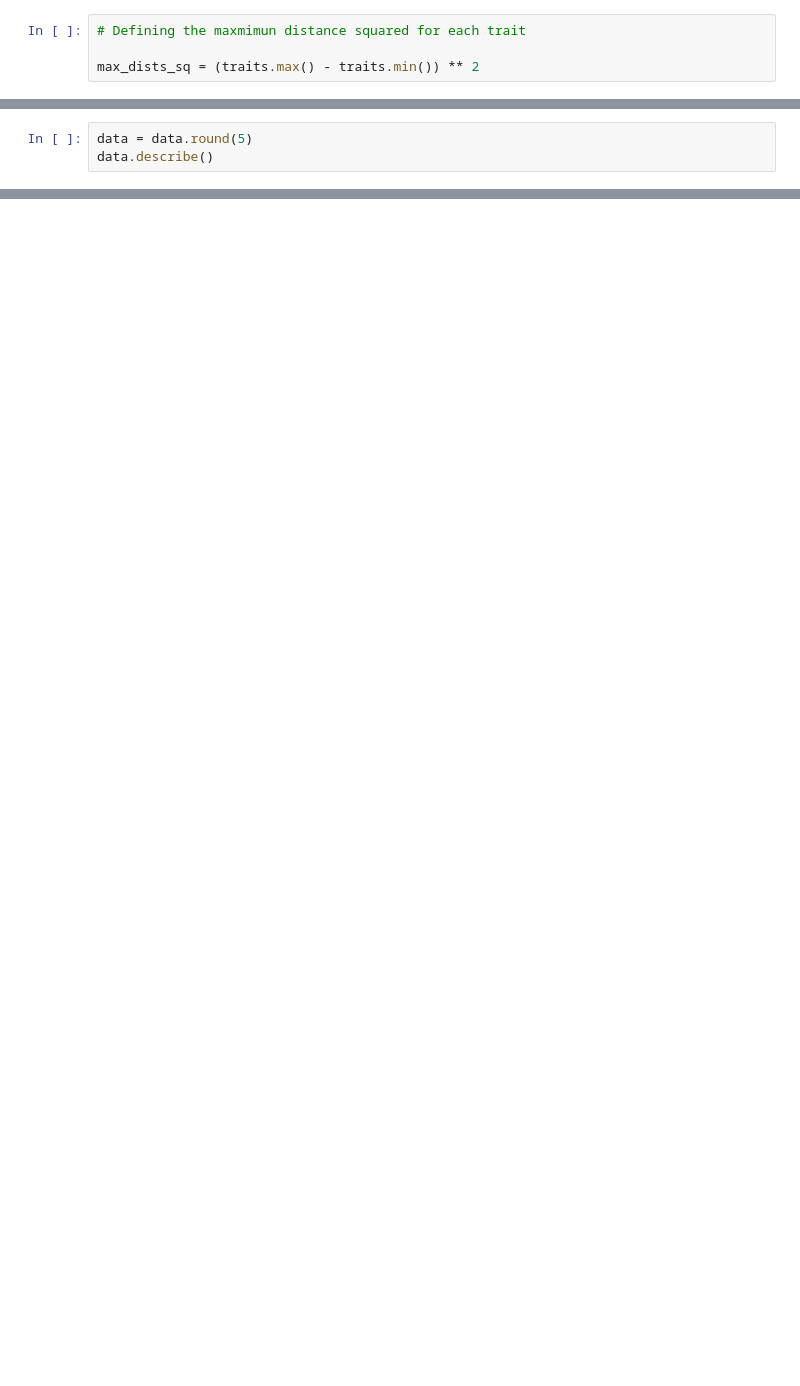
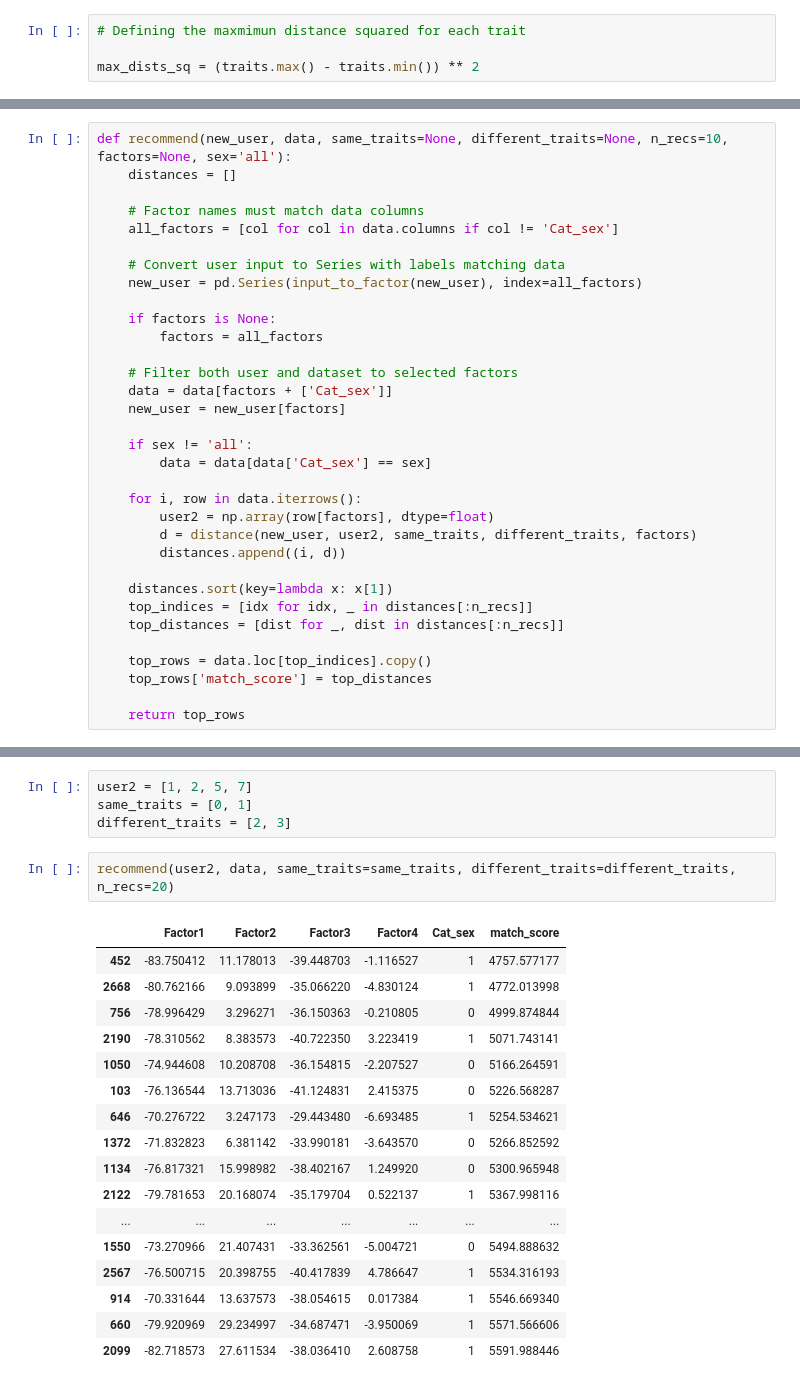
Before and after one commit to lemonsterpie/LHL-Final-Cat-Personality-Clustering, a Jupyter notebook: notebooks/recommender.ipynb, the cells around one changed output, grey strips where cells are left out. Saved outputs shown, nothing was run; the diff lists cells and outputs as text; blank space fills up the shorter version.

Commit message:
recommender v3 and testing

```diff
--- a/notebooks/recommender.ipynb
+++ b/notebooks/recommender.ipynb
@@ -154,3 +64,0 @@ array([[-0.78446454],
-# %%
-data = data.round(5)
-data.describe()
@@ -185,0 +100,33 @@ array([-1.09788112,  3.04265881,  0.44111017, ..., -1.57584742,
+# %%
+def recommend(new_user, data, same_traits=None, different_traits=None, n_recs=10, factors=None, sex='all'):
+    distances = []
+
+    # Factor names must match data columns
+    all_factors = [col for col in data.columns if col != 'Cat_sex']
+
+    # Convert user input to Series with labels matching data
+    new_user = pd.Series(input_to_factor(new_user), index=all_factors)
+
+    if factors is None:
+        factors = all_factors
+
+    # Filter both user and dataset to selected factors
+    data = data[factors + ['Cat_sex']]
+    new_user = new_user[factors]
+
+    if sex != 'all':
+        data = data[data['Cat_sex'] == sex]
+
+    for i, row in data.iterrows():
+        user2 = np.array(row[factors], dtype=float)
+        d = distance(new_user, user2, same_traits, different_traits, factors)
+        distances.append((i, d))
+
+    distances.sort(key=lambda x: x[1])
+    top_indices = [idx for idx, _ in distances[:n_recs]]
+    top_distances = [dist for _, dist in distances[:n_recs]]
+
+    top_rows = data.loc[top_indices].copy()
+    top_rows['match_score'] = top_distances
+
+    return top_rows
@@ -185,0 +155,24 @@ array([-1.09788112,  3.04265881,  0.44111017, ..., -1.57584742,
+# %%
+user2 = [1, 2, 5, 7]
+same_traits = [0, 1]
+different_traits = [2, 3]
+# %%
+recommend(user2, data, same_traits=same_traits, different_traits=different_traits, n_recs=20)
+# %% [output]
+|  | Factor1 | Factor2 | Factor3 | Factor4 | Cat_sex | match_score |
+| 452 | -83.750412 | 11.178013 | -39.448703 | -1.116527 | 1 | 4757.577177 |
+| 2668 | -80.762166 | 9.093899 | -35.066220 | -4.830124 | 1 | 4772.013998 |
+| 756 | -78.996429 | 3.296271 | -36.150363 | -0.210805 | 0 | 4999.874844 |
+| 2190 | -78.310562 | 8.383573 | -40.722350 | 3.223419 | 1 | 5071.743141 |
+| 1050 | -74.944608 | 10.208708 | -36.154815 | -2.207527 | 0 | 5166.264591 |
+| 103 | -76.136544 | 13.713036 | -41.124831 | 2.415375 | 0 | 5226.568287 |
+| 646 | -70.276722 | 3.247173 | -29.443480 | -6.693485 | 1 | 5254.534621 |
+| 1372 | -71.832823 | 6.381142 | -33.990181 | -3.643570 | 0 | 5266.852592 |
+| 1134 | -76.817321 | 15.998982 | -38.402167 | 1.249920 | 0 | 5300.965948 |
+| 2122 | -79.781653 | 20.168074 | -35.179704 | 0.522137 | 1 | 5367.998116 |
+| ... | ... | ... | ... | ... | ... | ... |
+| 1550 | -73.270966 | 21.407431 | -33.362561 | -5.004721 | 0 | 5494.888632 |
+| 2567 | -76.500715 | 20.398755 | -40.417839 | 4.786647 | 1 | 5534.316193 |
+| 914 | -70.331644 | 13.637573 | -38.054615 | 0.017384 | 1 | 5546.669340 |
+| 660 | -79.920969 | 29.234997 | -34.687471 | -3.950069 | 1 | 5571.566606 |
+| 2099 | -82.718573 | 27.611534 | -38.036410 | 2.608758 | 1 | 5591.988446 |
```
Also changed, not shown: parts of 39 cells of this notebook, 2 other files.
